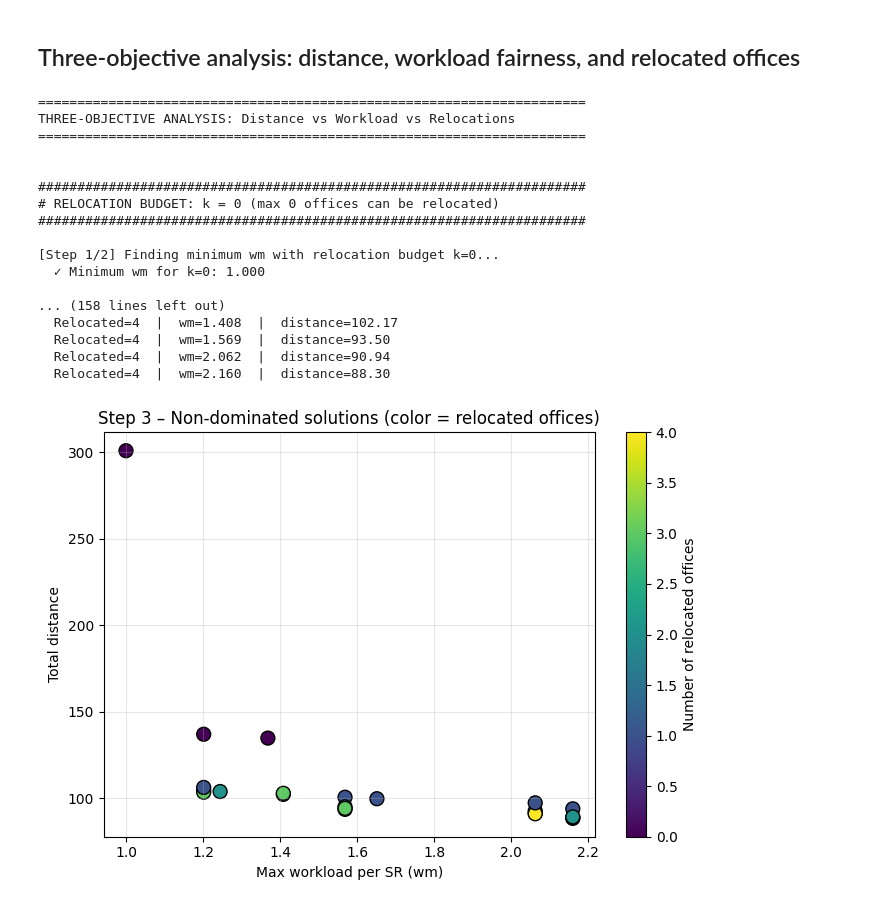
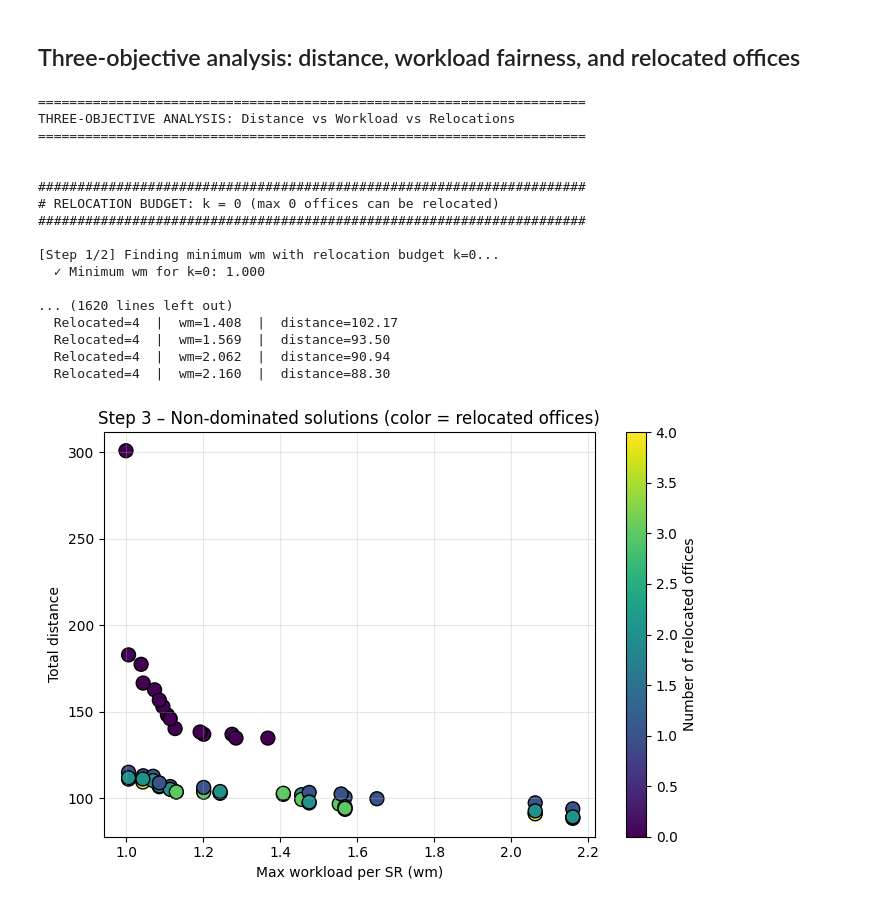
Before and after one commit to MathysBgh/Pfizer_Project, a Jupyter notebook: Pfizer_Step3.ipynb, the cells around one changed output. Drawn from its saved outputs; the diff is of its cells as text; code cells hidden in the pictures.

```diff
--- a/Pfizer_Step3.ipynb
+++ b/Pfizer_Step3.ipynb
@@ -278,7 +279,8 @@ wm_max = sum(workloads)
 print(f"wm_min = {wm_min:.3f}, wm_max = {wm_max:.3f}")
 
 # Grid of allowed wm values (ε) between wm_min and wm_max
-eps_grid = np.linspace(wm_min, wm_max, 20)  # Reduced from 40 to 20 for faster solving
+epsilon_step = 0.01      # Step 0.01
+eps_grid = np.arange(wm_min, wm_max + 1e-9, epsilon_step)
 
 pareto_points = []   # list of (wm_val, dist_val)
 
@@ -415,7 +417,10 @@ for k in range(n + 1):
     print(f"  ✓ Minimum wm for k={k}: {wm_min_k:.3f}\n")
 
     # 2) ε-grid for this k
-    eps_grid_k = np.linspace(wm_min_k, wm_max, 15)  # Reduced from 25 to 15
+    # Grid of allowed wm values (ε) between wm_min and wm_max
+    epsilon_step = 0.01      # Step 0.01
+    eps_grid_k = np.arange(wm_min, wm_max + 1e-9, epsilon_step)
+
     print(f"[Step 2/2] Exploring {len(eps_grid_k)} wm values between {wm_min_k:.3f} and {wm_max:.3f}...\n")
 
     for i_eps, eps in enumerate(eps_grid_k):
@@ -496,32 +501,32 @@ if nd_points:
 
     plt.figure(figsize=(7, 5))
     scatter = plt.scatter(ws, ds, c=rs, cmap="viridis", s=100, edgecolors='black', linewidths=1)
     plt.xlabel("Max workload per SR (wm)")
     plt.ylabel("Total distance")
     plt.title("Step 3 – Non-dominated solutions (color = relocated offices)")
     cbar = plt.colorbar(scatter)
     cbar.set_label("Number of relocated offices")
     plt.grid(True, alpha=0.3)
     plt.tight_layout()
     plt.show()
 else:
     print("No non-dominated points found.")
 # %% [output]
 ======================================================================
 THREE-OBJECTIVE ANALYSIS: Distance vs Workload vs Relocations
 ======================================================================
 
 
 ######################################################################
 # RELOCATION BUDGET: k = 0 (max 0 offices can be relocated)
 ######################################################################
 
 [Step 1/2] Finding minimum wm with relocation budget k=0...
   ✓ Minimum wm for k=0: 1.000
 
-... (158 lines left out)
+... (1620 lines left out)
   Relocated=4  |  wm=1.408  |  distance=102.17
   Relocated=4  |  wm=1.569  |  distance=93.50
   Relocated=4  |  wm=2.062  |  distance=90.94
   Relocated=4  |  wm=2.160  |  distance=88.30
-[figure, old version]
+[figure, new version]
```
Also changed, not shown: parts of 2 cells of this notebook, 2 other files.
